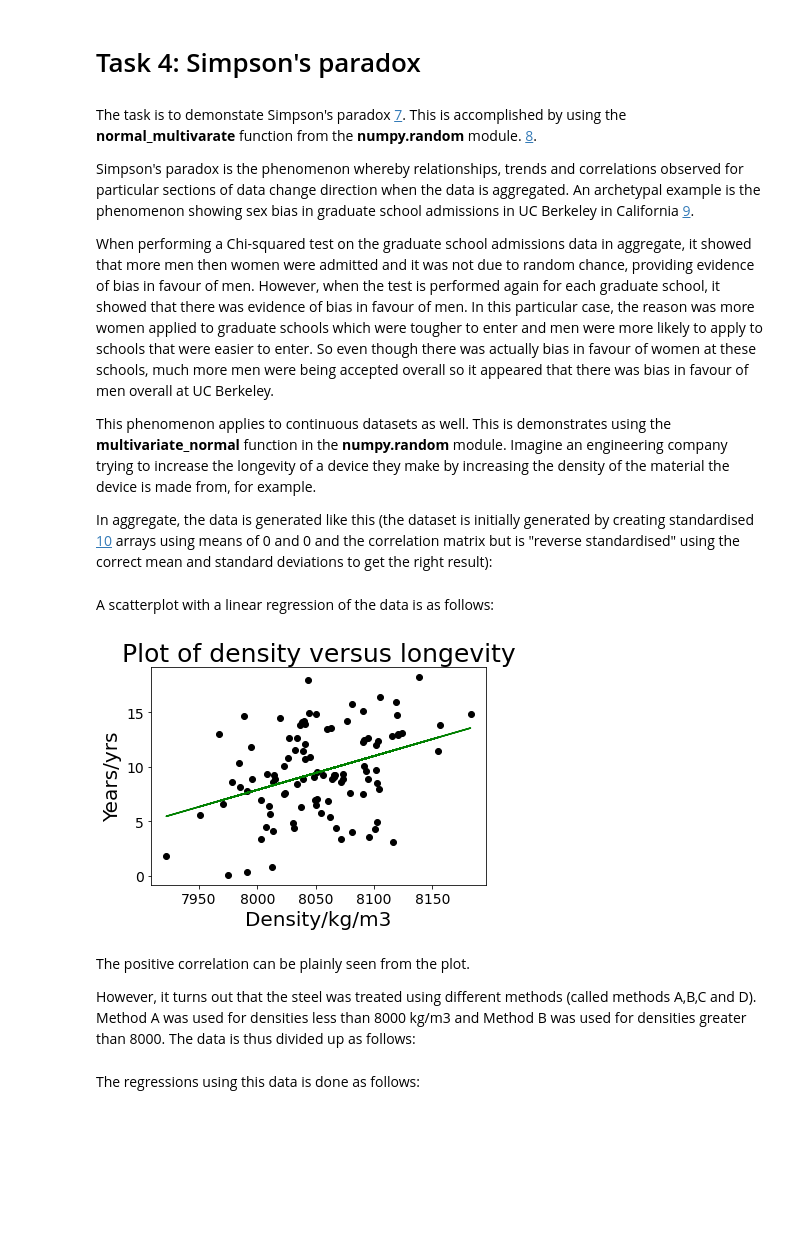
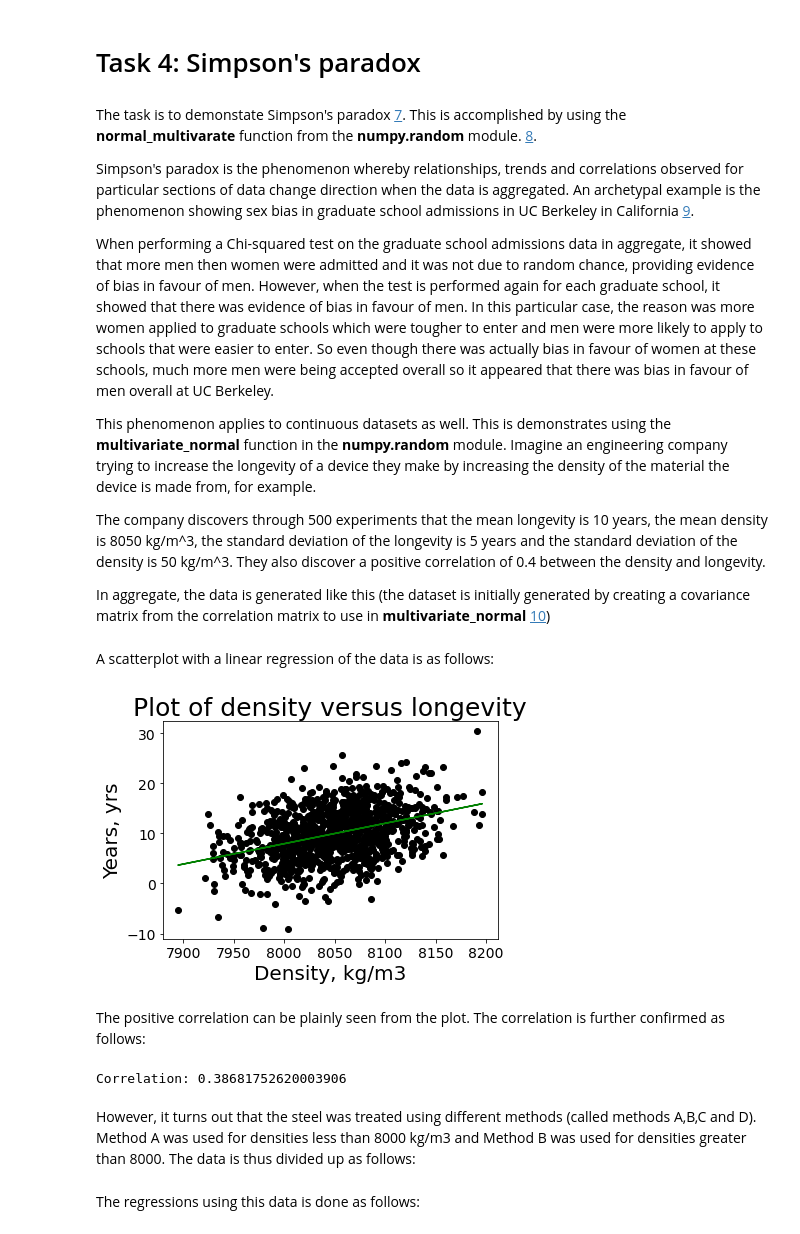
Before and after one commit to AlanQuille/fodaTasks, a Jupyter notebook: Tasks2020.ipynb, the cells around one changed output. Drawn from its saved outputs; the diff is of its cells as text; code cells hidden in the pictures; blank space fills up the shorter version.

Commit message:
Added corr2cov function for multivariate_normal function

```diff
--- a/Tasks2020.ipynb
+++ b/Tasks2020.ipynb
@@ -279,24 +288,29 @@ When performing a Chi-squared test on the graduate school admissions data in agg
 
 This phenomenon applies to continuous datasets as well. This is demonstrates using the **multivariate_normal** function in the **numpy.random** module. Imagine an engineering company trying to increase the longevity of a device they make by increasing the density of the material the device is made from, for example.
 
-In aggregate, the data is generated like this (the dataset is initially generated by creating standardised [10](#10) arrays using means of 0 and 0 and the correlation matrix but is "reverse standardised" using the correct mean and standard deviations to get the right result):
+The company discovers through 500 experiments that the mean longevity is 10 years, the mean density is 8050 kg/m^3, the standard deviation of the longevity is 5 years and the standard deviation of the density is 50 kg/m^3. They also discover a positive correlation of 0.4 between the density and longevity.
+
+In aggregate, the data is generated like this (the dataset is initially generated by creating a covariance matrix from the correlation matrix to use in **multivariate_normal** [10](#10))
 # %%
+# calculate covariance matrix from correlation matrix
+from statsmodels.stats.moment_helpers import corr2cov
 # mean longevity is 10 years
-# mean density is 8,050 kg/m3
+# mean density is 8,050 kg/m^3
 mean = [10, 8050]
 # the standard deviation of the longevity
 # is 5 years, the density is 50
 std = [5, 50]
+
 # the correlation between these two variables is 0.5
-correlation = [[1, 0.5],[0.5, 1]]
+correlation = [[1, 0.4],[0.4, 1]]
+
+# using corr2cov to generate covariance matrix
+cov = corr2cov(correlation, std)
 
 # y = longevity in years, x = density in kg/m3
 # produce standard versions
-y, x = np.random.multivariate_normal(np.array([0,0]), np.array(correlation), 100).T
-
-# reverse standardisation, multiply by standard deviation and add mean
-y = y*5 + 10
-x = x*50 + 8050
+#y, x = np.random.multivariate_normal(np.array([0,0]), np.array(correlation), 100).T
+y, x = np.random.multivariate_normal(mean, cov, 1000).T
 # %% [markdown]
 A scatterplot with a linear regression of the data is as follows:
 # %%
@@ -307,39 +321,47 @@ def dens_plot():
     # scatter plot of data set
     plt.scatter(x, y, color="black");
 
     # Title of plot
     plt.title("Plot of density versus longevity", fontsize=25)
 
     # the x label of plot
-    plt.xlabel("Density/kg/m3", fontsize=20)
+    plt.xlabel("Density, kg/m3", fontsize=20)
 
     # the y label of plot
-    plt.ylabel("Years/yrs", fontsize=20)
+    plt.ylabel("Years, yrs", fontsize=20)
 
     # change size of ticks of x and y axes
     ax = plt.gca()
     ax.tick_params(axis = 'both',which = 'major', labelsize = 14)
 
 # linear regression of dataset
 from sklearn.linear_model import LinearRegression
 
 # reshape arrays for LinearRegression
 X = x.reshape(-1,1)
 Y = y.reshape(-1,1)
 reg = LinearRegression().fit(X,Y)
 
 # Make predictions using the testing set
 y_pred = reg.predict(X)
 # plot the line
 plt.plot(x, y_pred, color="green")
 
 dens_plot()
 plt.show()
 # %% [output]
-[figure, old version]
+[figure, new version]
+# %% [markdown]
+The positive correlation can be plainly seen from the plot. The correlation is further confirmed as follows:
+# %%
+# to get r^2, coefficient of determination
+from sklearn.metrics import r2_score
+# get square root to get correlation coefficient
+r = np.sqrt(r2_score(y, y_pred))
+print("Correlation: {}".format(r))
+# %% [output]
+Correlation: 0.38681752620003906
 # %% [markdown]
-The positive correlation can be plainly seen from the plot.
-
 However, it turns out that the steel was treated using different methods (called methods A,B,C and D). Method A was used for densities less than 8000 kg/m3 and Method B was used for densities greater than 8000. The data is thus divided up as follows:
 # %%
 # dividing up x values
```
Also changed, not shown: parts of 11 cells of this notebook.
